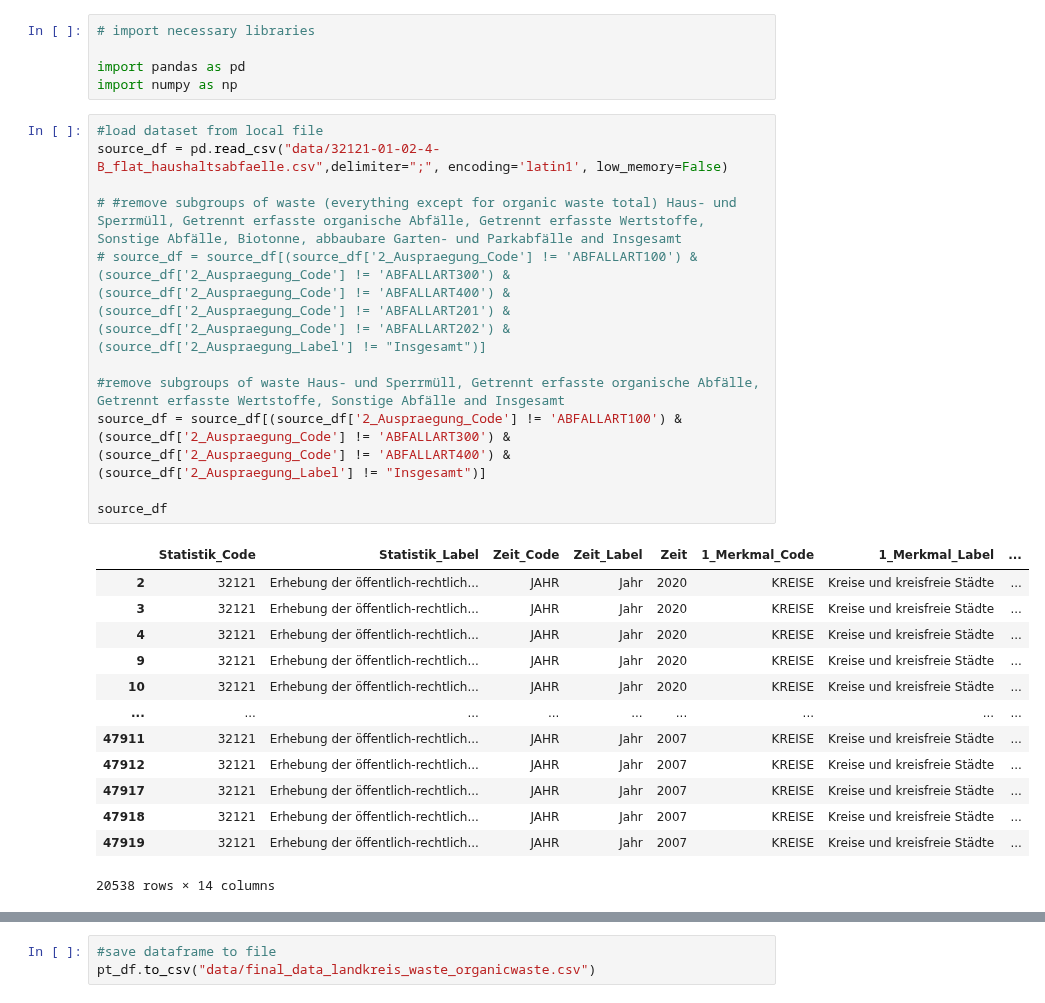
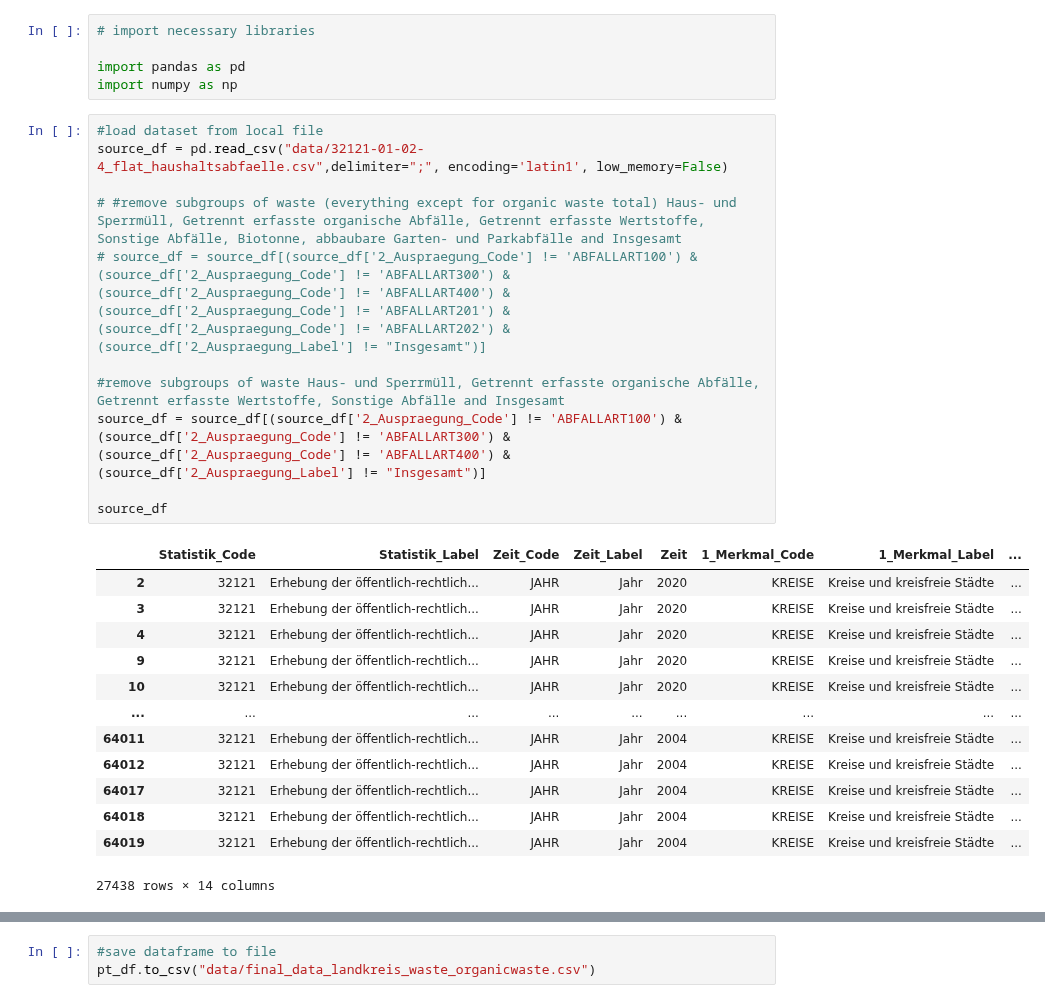
Before and after one commit to uclab-potsdam/klimataz, a Jupyter notebook: waste/final_data_waste_landkreis.ipynb, the cells around one changed output, grey strips where cells are left out. Saved outputs shown, nothing was run; the diff lists cells and outputs as text.

Commit message:
snippet data for waste

```diff
--- a/waste/final_data_waste_landkreis.ipynb
+++ b/waste/final_data_waste_landkreis.ipynb
@@ -13,29 +13,29 @@ import pandas as pd
 import numpy as np
 # %%
 #load dataset from local file
-source_df = pd.read_csv("data/32121-01-02-4-B_flat_haushaltsabfaelle.csv",delimiter=";", encoding='latin1', low_memory=False)
+source_df = pd.read_csv("data/32121-01-02-4_flat_haushaltsabfaelle.csv",delimiter=";", encoding='latin1', low_memory=False)
 
 # #remove subgroups of waste (everything except for organic waste total) Haus- und Sperrmüll, Getrennt erfasste organische Abfälle, Getrennt erfasste Wertstoffe, Sonstige Abfälle, Biotonne, abbaubare Garten- und Parkabfälle and Insgesamt
 # source_df = source_df[(source_df['2_Auspraegung_Code'] != 'ABFALLART100') & (source_df['2_Auspraegung_Code'] != 'ABFALLART300') & (source_df['2_Auspraegung_Code'] != 'ABFALLART400') & (source_df['2_Auspraegung_Code'] != 'ABFALLART201') & (source_df['2_Auspraegung_Code'] != 'ABFALLART202') & (source_df['2_Auspraegung_Label'] != "Insgesamt")]
 
 #remove subgroups of waste Haus- und Sperrmüll, Getrennt erfasste organische Abfälle, Getrennt erfasste Wertstoffe, Sonstige Abfälle and Insgesamt
 source_df = source_df[(source_df['2_Auspraegung_Code'] != 'ABFALLART100') & (source_df['2_Auspraegung_Code'] != 'ABFALLART300') & (source_df['2_Auspraegung_Code'] != 'ABFALLART400') & (source_df['2_Auspraegung_Label'] != "Insgesamt")]
 
 source_df
 # %% [output]
 |  | Statistik_Code | Statistik_Label | Zeit_Code | Zeit_Label | Zeit | 1_Merkmal_Code | 1_Merkmal_Label | ... |
 | 2 | 32121 | Erhebung der öffentlich-rechtlich... | JAHR | Jahr | 2020 | KREISE | Kreise und kreisfreie Städte | ... |
 | 3 | 32121 | Erhebung der öffentlich-rechtlich... | JAHR | Jahr | 2020 | KREISE | Kreise und kreisfreie Städte | ... |
 | 4 | 32121 | Erhebung der öffentlich-rechtlich... | JAHR | Jahr | 2020 | KREISE | Kreise und kreisfreie Städte | ... |
 | 9 | 32121 | Erhebung der öffentlich-rechtlich... | JAHR | Jahr | 2020 | KREISE | Kreise und kreisfreie Städte | ... |
 | 10 | 32121 | Erhebung der öffentlich-rechtlich... | JAHR | Jahr | 2020 | KREISE | Kreise und kreisfreie Städte | ... |
 | ... | ... | ... | ... | ... | ... | ... | ... | ... |
-| 47911 | 32121 | Erhebung der öffentlich-rechtlich... | JAHR | Jahr | 2007 | KREISE | Kreise und kreisfreie Städte | ... |
-| 47912 | 32121 | Erhebung der öffentlich-rechtlich... | JAHR | Jahr | 2007 | KREISE | Kreise und kreisfreie Städte | ... |
-| 47917 | 32121 | Erhebung der öffentlich-rechtlich... | JAHR | Jahr | 2007 | KREISE | Kreise und kreisfreie Städte | ... |
-| 47918 | 32121 | Erhebung der öffentlich-rechtlich... | JAHR | Jahr | 2007 | KREISE | Kreise und kreisfreie Städte | ... |
-| 47919 | 32121 | Erhebung der öffentlich-rechtlich... | JAHR | Jahr | 2007 | KREISE | Kreise und kreisfreie Städte | ... |
+| 64011 | 32121 | Erhebung der öffentlich-rechtlich... | JAHR | Jahr | 2004 | KREISE | Kreise und kreisfreie Städte | ... |
+| 64012 | 32121 | Erhebung der öffentlich-rechtlich... | JAHR | Jahr | 2004 | KREISE | Kreise und kreisfreie Städte | ... |
+| 64017 | 32121 | Erhebung der öffentlich-rechtlich... | JAHR | Jahr | 2004 | KREISE | Kreise und kreisfreie Städte | ... |
+| 64018 | 32121 | Erhebung der öffentlich-rechtlich... | JAHR | Jahr | 2004 | KREISE | Kreise und kreisfreie Städte | ... |
+| 64019 | 32121 | Erhebung der öffentlich-rechtlich... | JAHR | Jahr | 2004 | KREISE | Kreise und kreisfreie Städte | ... |
-20538 rows × 14 columns
+27438 rows × 14 columns
 # %%
 waste_df = source_df.copy()
 
```
Also changed, not shown: parts of 4 cells of this notebook, 5 other files.
